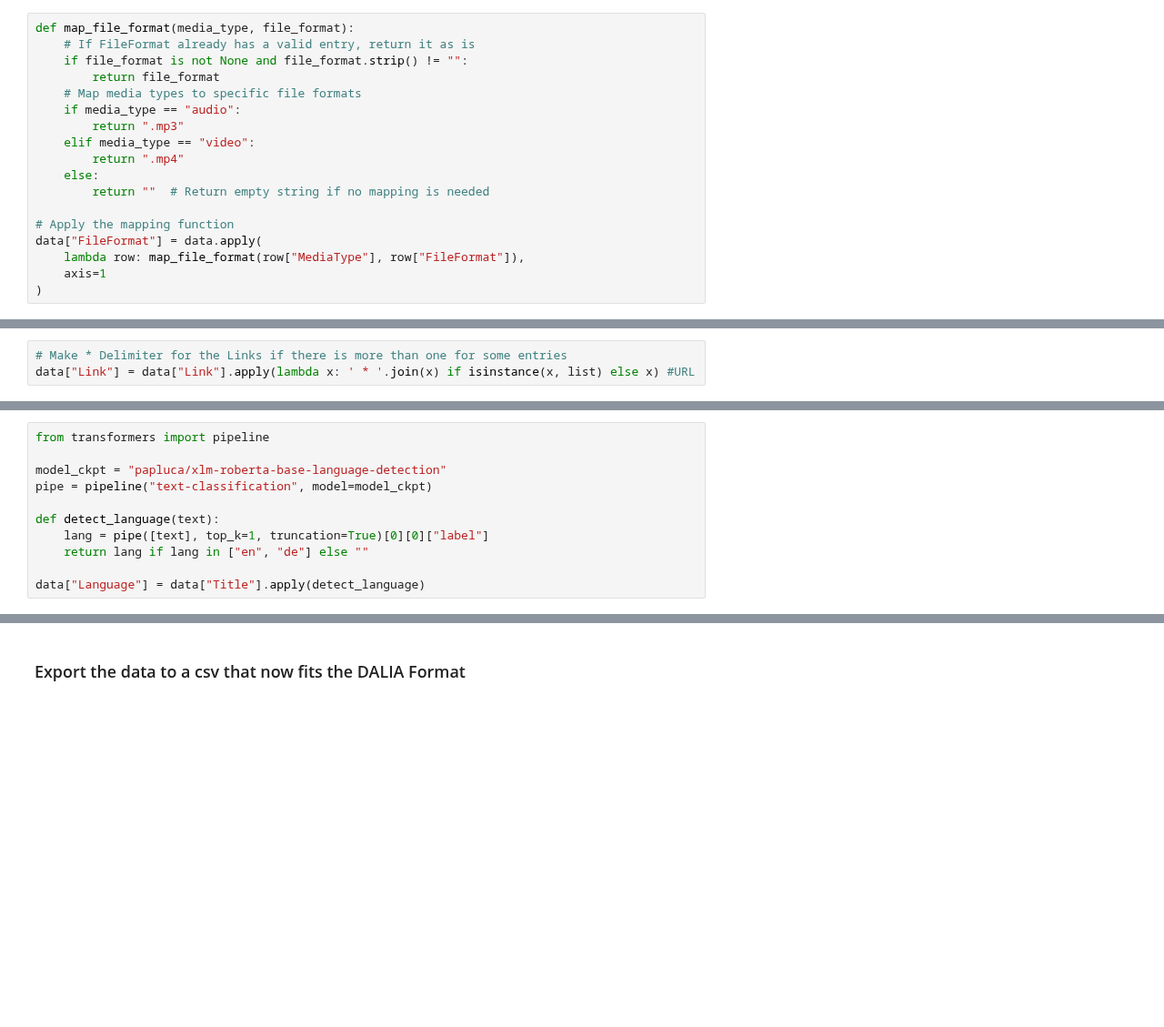
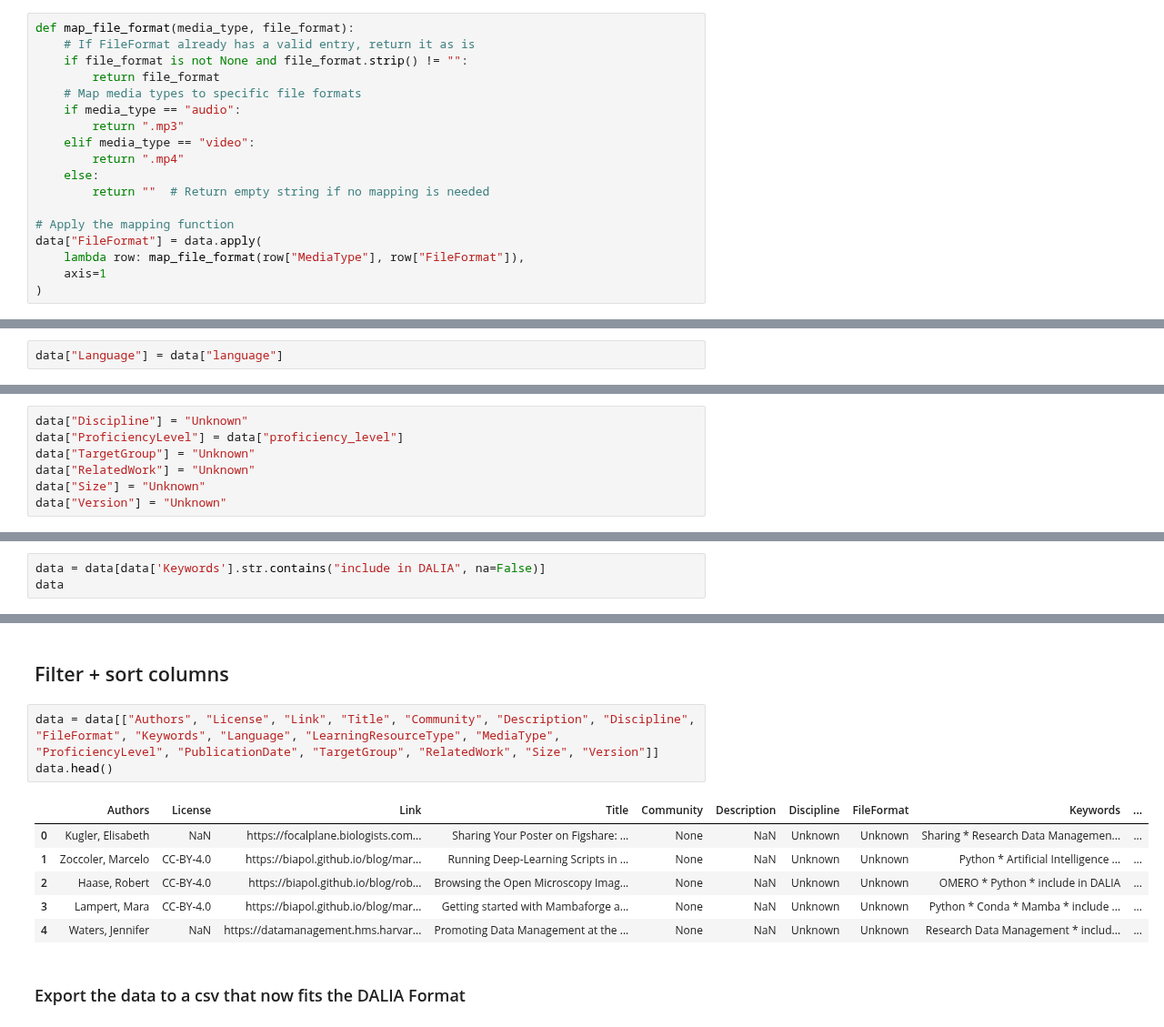
Before and after one commit to NFDI4BIOIMAGE/training, a Jupyter notebook: scripts/Export_to_DALIA.ipynb, the cells around one changed output, grey strips where cells are left out. Shown at 91% size. Cells and saved outputs as stored; diff of their text form; blank space fills up the shorter version.

```diff
--- a/scripts/Export_to_DALIA.ipynb
+++ b/scripts/Export_to_DALIA.ipynb
@@ -421,4 +443 @@ Now also correct the Format of the Link Column:
-# %%
-# Make * Delimiter for the Links if there is more than one for some entries
-data["Link"] = data["Link"].apply(lambda x: ' * '.join(x) if isinstance(x, list) else x) #URL
 # %% [markdown]
@@ -427,11 +445,2 @@ This is done using the [xlm-roberta-base-language-detection](https://huggingface
 # %%
-from transformers import pipeline
-
-model_ckpt = "papluca/xlm-roberta-base-language-detection"
-pipe = pipeline("text-classification", model=model_ckpt)
-
-def detect_language(text):
-    lang = pipe([text], top_k=1, truncation=True)[0][0]["label"]
-    return lang if lang in ["en", "de"] else ""
-
-data["Language"] = data["Title"].apply(detect_language)
+data["Language"] = data["language"]
@@ -439,0 +447,7 @@ Device set to use cpu
+# %%
+data["Discipline"] = "Unknown"
+data["ProficiencyLevel"] = data["proficiency_level"]
+data["TargetGroup"] = "Unknown"
+data["RelatedWork"] = "Unknown"
+data["Size"] = "Unknown"
+data["Version"] = "Unknown"
@@ -439,0 +472,3 @@ Device set to use cpu
+# %%
+data = data[data['Keywords'].str.contains("include in DALIA", na=False)]
+data
@@ -440,3 +489,16 @@ Device set to use cpu
+# %% [markdown]
+## Filter + sort columns
+# %%
+data = data[["Authors", "License", "Link", "Title", "Community", "Description", "Discipline", "FileFormat", "Keywords", "Language", "LearningResourceType", "MediaType",
+"ProficiencyLevel", "PublicationDate", "TargetGroup", "RelatedWork", "Size", "Version"]]
+data.head()
+# %% [output]
+|  | Authors | License | Link | Title | Community | Description | Discipline | FileFormat | Keywords | ... |
+| 0 | Kugler, Elisabeth | NaN | https://focalplane.biologists.com... | Sharing Your Poster on Figshare: ... | None | NaN | Unknown | Unknown | Sharing * Research Data Managemen... | ... |
+| 1 | Zoccoler, Marcelo | CC-BY-4.0 | https://biapol.github.io/blog/mar... | Running Deep-Learning Scripts in ... | None | NaN | Unknown | Unknown | Python * Artificial Intelligence ... | ... |
+| 2 | Haase, Robert | CC-BY-4.0 | https://biapol.github.io/blog/rob... | Browsing the Open Microscopy Imag... | None | NaN | Unknown | Unknown | OMERO * Python * include in DALIA | ... |
+| 3 | Lampert, Mara | CC-BY-4.0 | https://biapol.github.io/blog/mar... | Getting started with Mambaforge a... | None | NaN | Unknown | Unknown | Python * Conda * Mamba * include ... | ... |
+| 4 | Waters, Jennifer | NaN | https://datamanagement.hms.harvar... | Promoting Data Management at the ... | None | NaN | Unknown | Unknown | Research Data Management * includ... | ... |
 # %% [markdown]
 ### Export the data to a csv that now fits the DALIA Format
 # %%
```
Also changed, not shown: parts of 33 cells of this notebook, 1 other file.
